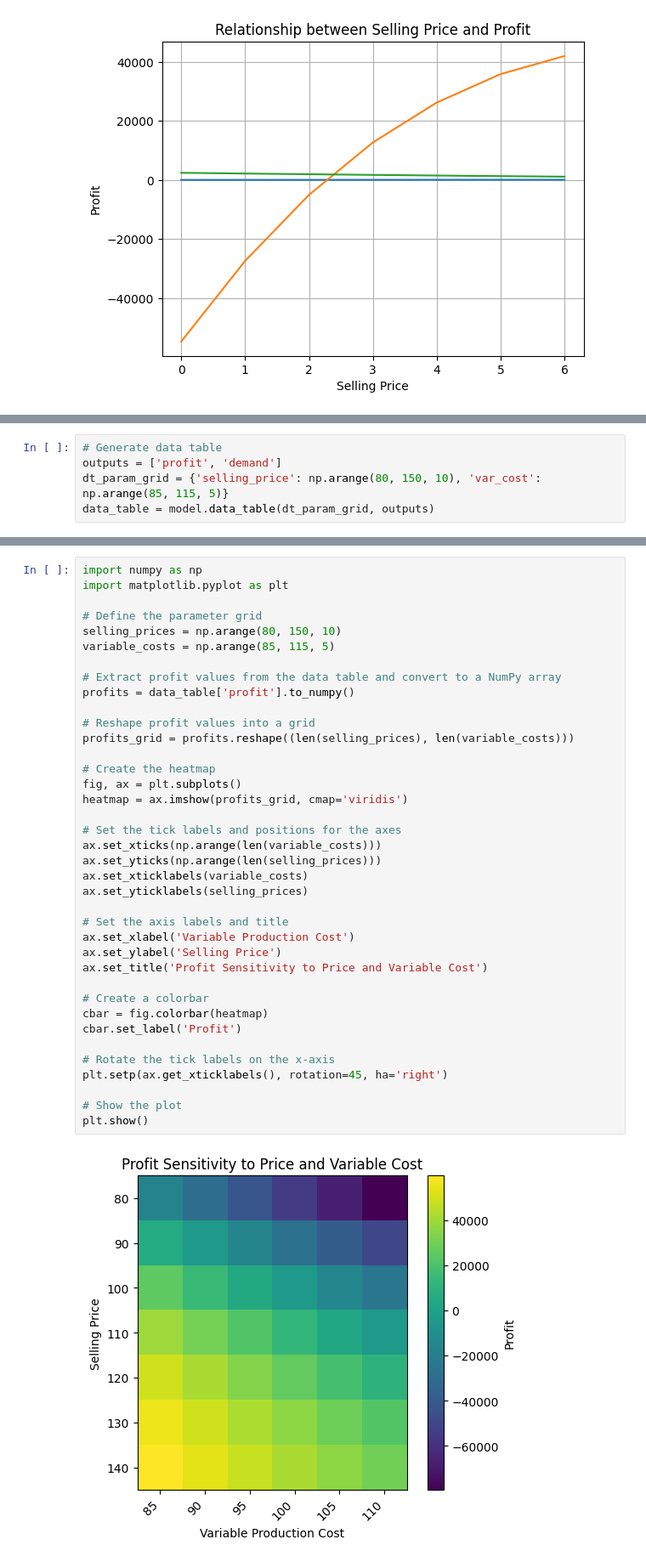
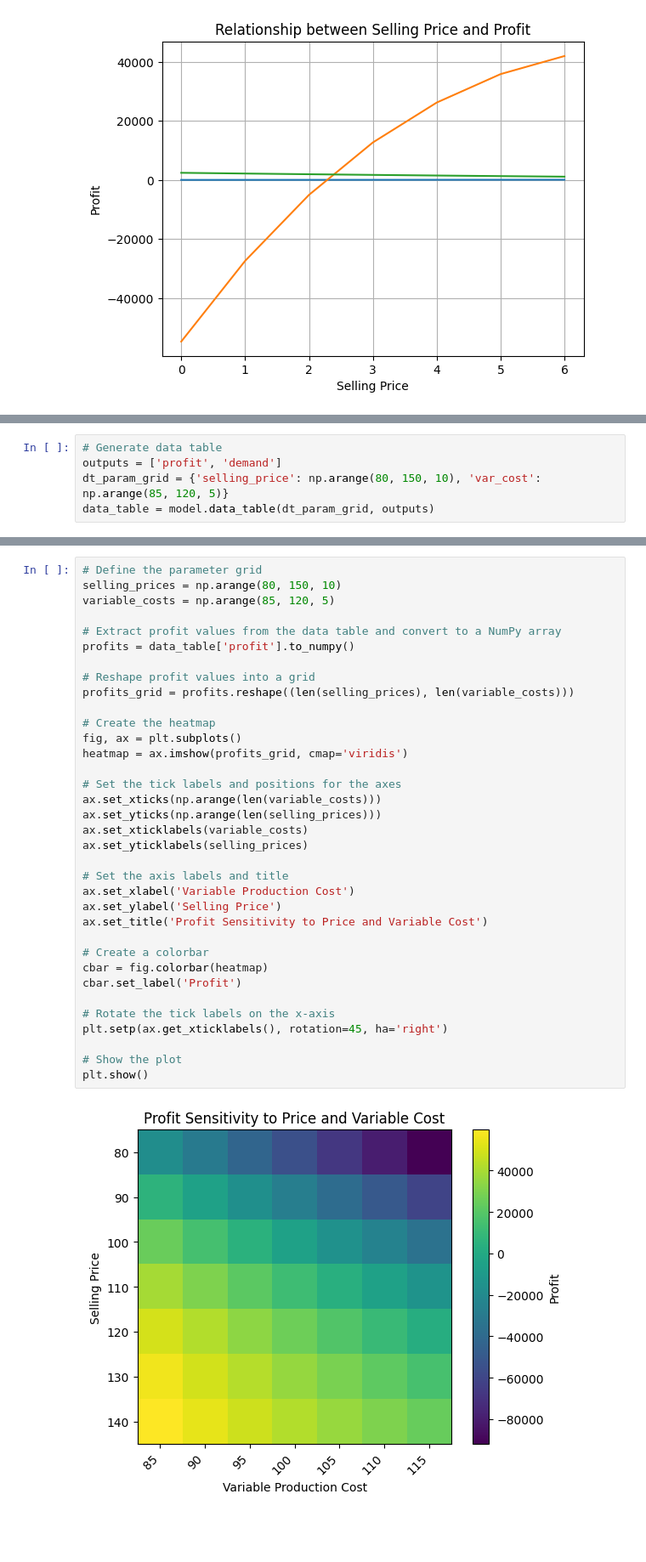
Before and after one commit to Chayammi/Hw2_CY, a Jupyter notebook: hw2_files_s23/HW2-CY.ipynb, the cells around one changed output, grey strips where cells are left out. Shown at 85% size. Saved outputs shown, nothing was run; the diff lists cells and outputs as text; blank space fills up the shorter version.

```diff
--- a/hw2_files_s23/HW2-CY.ipynb
+++ b/hw2_files_s23/HW2-CY.ipynb
@@ -99,7 +101,7 @@ model.goal_seek('profit', 0, 'selling_price', 80, 140)
 # %%
 # Generate data table
 outputs = ['profit', 'demand']
-dt_param_grid = {'selling_price': np.arange(80, 150, 10), 'var_cost': np.arange(85, 115, 5)}
+dt_param_grid = {'selling_price': np.arange(80, 150, 10), 'var_cost': np.arange(85, 120, 5)}
 data_table = model.data_table(dt_param_grid, outputs)
 # %%
 data_table
@@ -124,40 +126,37 @@ data_table
 # %%
-import numpy as np
-import matplotlib.pyplot as plt
-
 # Define the parameter grid
 selling_prices = np.arange(80, 150, 10)
-variable_costs = np.arange(85, 115, 5)
+variable_costs = np.arange(85, 120, 5)
 
 # Extract profit values from the data table and convert to a NumPy array
 profits = data_table['profit'].to_numpy()
 
 # Reshape profit values into a grid
 profits_grid = profits.reshape((len(selling_prices), len(variable_costs)))
 
 # Create the heatmap
 fig, ax = plt.subplots()
 heatmap = ax.imshow(profits_grid, cmap='viridis')
 
 # Set the tick labels and positions for the axes
 ax.set_xticks(np.arange(len(variable_costs)))
 ax.set_yticks(np.arange(len(selling_prices)))
 ax.set_xticklabels(variable_costs)
 ax.set_yticklabels(selling_prices)
 
 # Set the axis labels and title
 ax.set_xlabel('Variable Production Cost')
 ax.set_ylabel('Selling Price')
 ax.set_title('Profit Sensitivity to Price and Variable Cost')
 
 # Create a colorbar
 cbar = fig.colorbar(heatmap)
 cbar.set_label('Profit')
 
 # Rotate the tick labels on the x-axis
 plt.setp(ax.get_xticklabels(), rotation=45, ha='right')
 
 # Show the plot
 plt.show()
 # %% [output]
-[figure, old version]
+[figure, new version]
```
Also changed, not shown: parts of 16 cells of this notebook.
